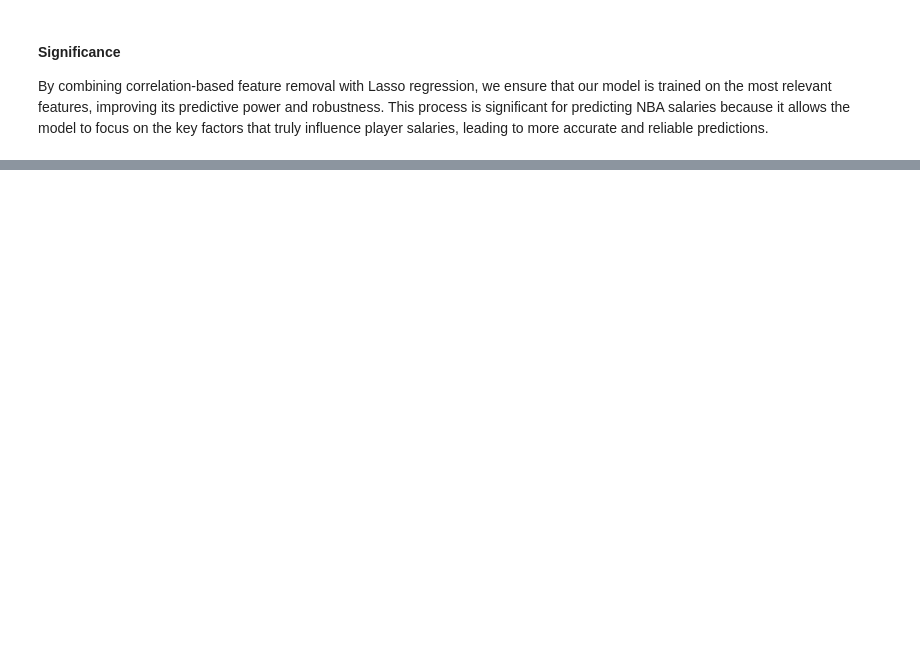
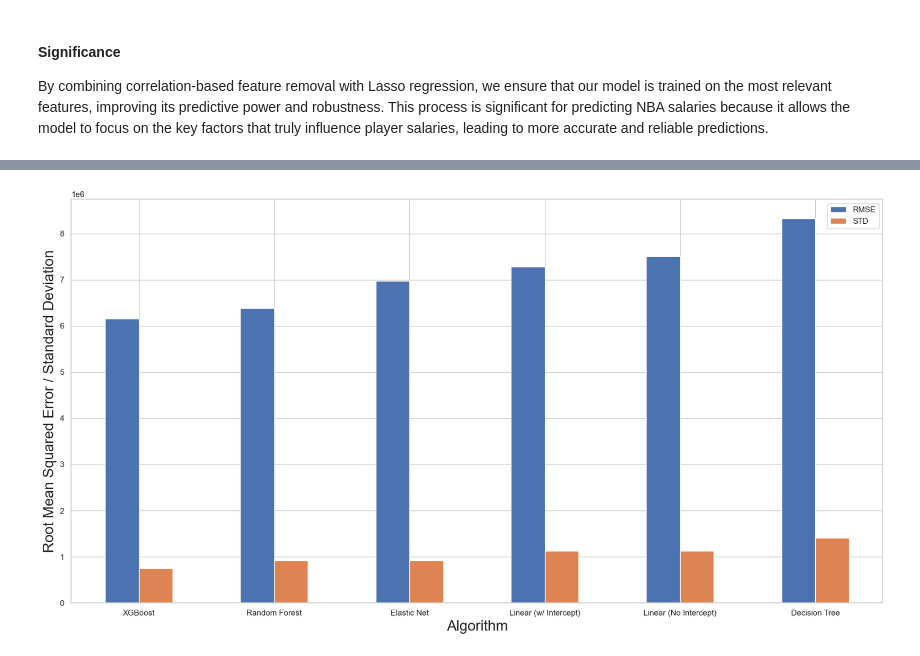
Before and after one commit to GabrielKrishnadasan/COMP352FinalProject, a Jupyter notebook: old_final_project.ipynb, the cells around one changed output, grey strips where cells are left out. Saved outputs shown, nothing was run; the diff lists cells and outputs as text; code cells hidden in the pictures; blank space fills up the shorter version.

Commit message:
attempted to make meta model

```diff
--- a/old_final_project.ipynb
+++ b/old_final_project.ipynb
@@ -310,0 +492,6 @@ for i in range(0, len(null_columns)):
+# %%
+rf = RandomForestRegressor(n_estimators=500)
+# %%
+dt = DecisionTreeRegressor(max_depth=10)
+# %%
+model_xgb = xgb.XGBRegressor(max_depth=5, n_estimators=1000, learning_rate=0.01)
@@ -310,0 +500,30 @@ for i in range(0, len(null_columns)):
+# %%
+#Get the avg rmse and std over 30 tests for each model
+lr_no_int_list = compute_rmse_std(nba_df, lr_no_int)
+lr_w_int_list = compute_rmse_std(nba_df, lr_w_int)
+elastic_net_list = compute_rmse_std(nba_df, elastic_net)
+#neigh_list = compute_rmse_std(nba_df, neigh)
+dt_list = compute_rmse_std(nba_df, dt)
+rf_list = compute_rmse_std(nba_df, rf)
+model_xgb_list = compute_rmse_std(nba_df, model_xgb)
+
+# plot RMSE and STD for each Algorithm
+data = {
+    "Linear (No Intercept)": lr_no_int_list,
+    "Linear (w/ Intercept)": lr_w_int_list,
+    "Elastic Net": elastic_net_list,
+    #"Nearest Neighbor": neigh_list,
+    "Decision Tree": dt_list,
+    "Random Forest": rf_list,
+    "XGBoost": model_xgb_list,
+}
+data_df = pd.DataFrame(data=data).T.reset_index().sort_values(by=[0], ascending=True)
+data_df.columns = ["Algorithm", "RMSE", "STD"]
+# %%
+# creating the bar plot
+data_df.plot(kind="bar", x="Algorithm", y=["RMSE", "STD"], figsize=(20, 10), rot=0)
+plt.xlabel("Algorithm", fontsize=20)
+plt.ylabel("Root Mean Squared Error / Standard Deviation", fontsize=20)
+plt.show()
+# %% [output]
+[figure, added]
```
Also changed, not shown: parts of 45 cells of this notebook.
